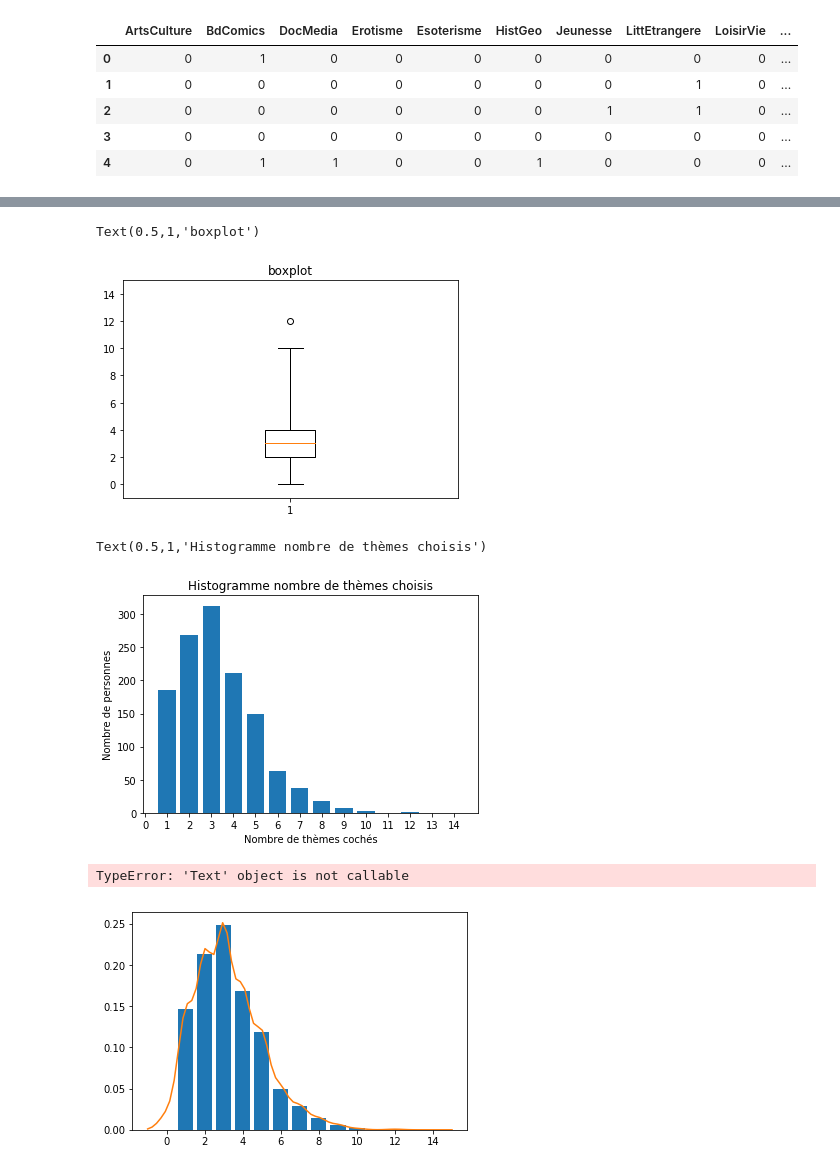
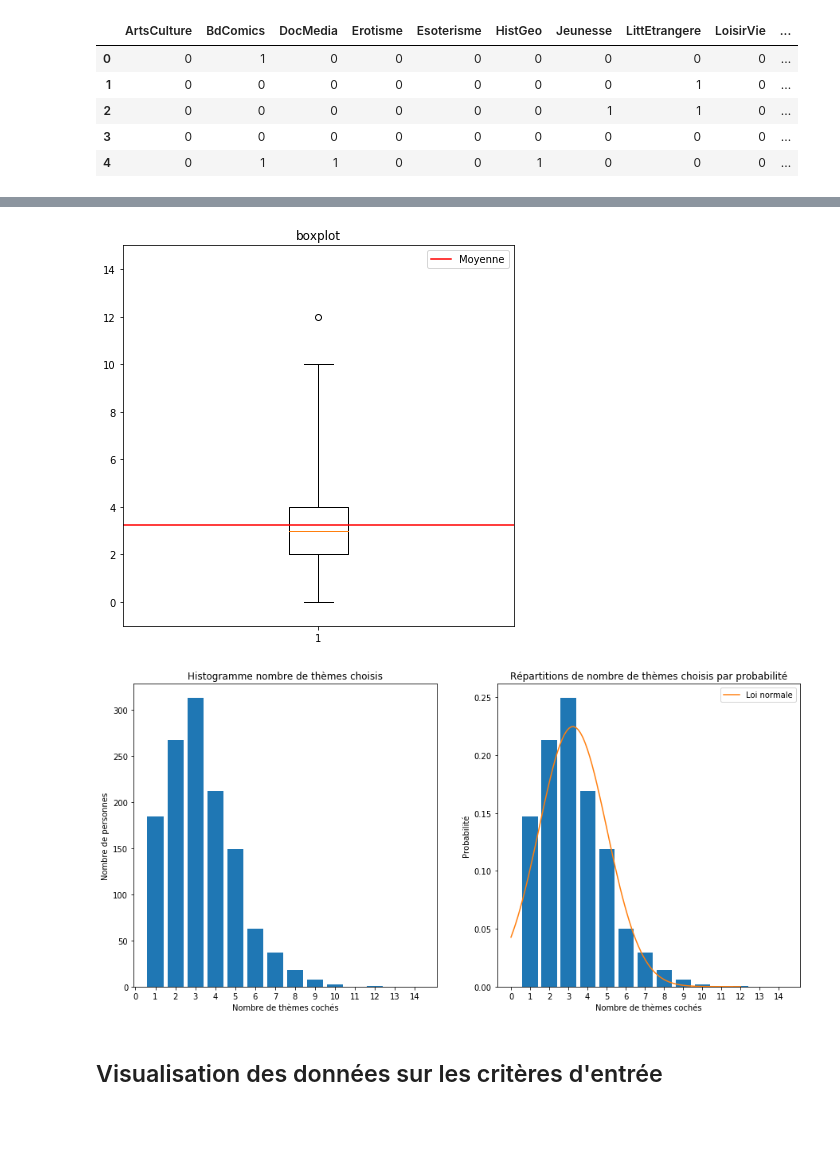
Before and after one commit to Younzer/LIVRIA, a Jupyter notebook: Python Livria/dataVisualization.ipynb, the cells around one changed output, grey strips where cells are left out. Cells and saved outputs as stored; diff of their text form; code cells hidden in the pictures; blank space fills up the shorter version.

```diff
--- a/Python Livria/dataVisualization.ipynb
+++ b/Python Livria/dataVisualization.ipynb
@@ -87,4 +83,0 @@ dtype: float64
-# %%
-# On trie les nombres de réponses par ordre croissant, on a ensortie un tableau et non plus une série
-nbThemeIndiv = np.sort(nbThemeIndiv.values)
-nbThemeIndiv
@@ -93,14 +97,19 @@ array([ 0,  0,  0, ..., 10, 10, 12])
 # %%
 # Représentation de cette répartition par une boite à moustache :
 plt.boxplot(nbThemeIndiv, whis=3)
+plt.axhline(y=3.235340,color="red", label="Moyenne")
 plt.ylim(-1, 15)
 plt.title('boxplot')
+plt.legend(loc="best")
+plt.gcf().set_size_inches(7, 7)
+plt.show()
 # %% [output]
-Text(0.5,1,'boxplot')
-[figure, old version]
+[figure, new version]
 # %%
 # On créer un histogramme repésentant la répartition du nombre de thème choisis par la population ayant répondu au questionnaire :
 
+# Graphe de gauche
+plt.subplot(1, 2, 1)
 axes = plt.gca()
 bins = [nbThemeIndiv + 0.5 for nbThemeIndiv in range(0, 15)]
 plt.hist(nbThemeIndiv, bins = bins, rwidth = 0.8)
@@ -108,19 +117,25 @@ axes.xaxis.set_ticks(range(15))
 plt.xlabel('Nombre de thèmes cochés')
 plt.ylabel('Nombre de personnes')
 plt.title('Histogramme nombre de thèmes choisis')
+plt.gcf().set_size_inches(15, 7)
+#Graphe de droite
+plt.subplot(1, 2, 2)
+axes = plt.gca()
+mean = 3.235340
+std = 1.775367
+x = np.linspace(0, 12, 100)
+y = stats.norm.pdf(x,mean,std)
+bins = [nbThemeIndiv + 0.5 for nbThemeIndiv in range(0, 15)]
+plt.hist(nbThemeIndiv, bins = bins, density='true', rwidth = 0.8)
+plt.plot(x,y, label="Loi normale")
+plt.legend(loc='best')
+plt.title('Répartitions de nombre de thèmes choisis par probabilité')
+axes.xaxis.set_ticks(range(0,15))
+plt.xlabel('Nombre de thèmes cochés')
+plt.ylabel('Probabilité')
+plt.gcf().set_size_inches(15, 7)
+plt.show()
 # %% [output]
-Text(0.5,1,'Histogramme nombre de thèmes choisis')
-[figure, old version]
+[figure, new version]
-# %%
-# On rend compte de cette répartition par le biais de probabilités :
-
-kde = stats.gaussian_kde(nbThemeIndiv)
-xx = np.linspace(-1, 15, 70)
-plt, ax = plt.subplots()
-bins = [nbThemeIndiv + 0.5 for nbThemeIndiv in range(0, 15)]
-ax.hist(nbThemeIndiv, bins = bins, density='true', rwidth = 0.8)
-ax.plot(xx, kde(xx))
-ax.title('Répartitions des nombres de thèmes choisis par probabilité')
-# %% [output]
-TypeError: 'Text' object is not callable
-[figure, removed]
+# %% [markdown]
+## Visualisation des données sur les critères d'entrée
```
Also changed, not shown: parts of 13 cells of this notebook, 7 other files.
